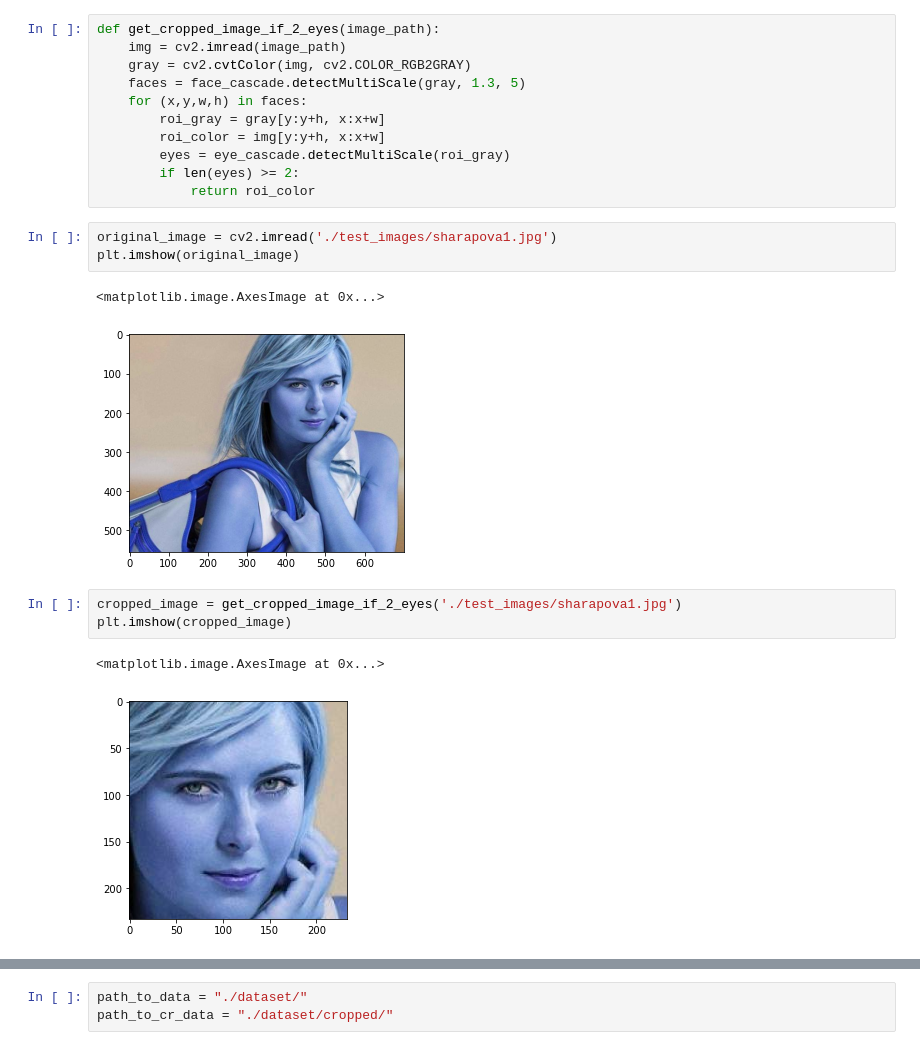
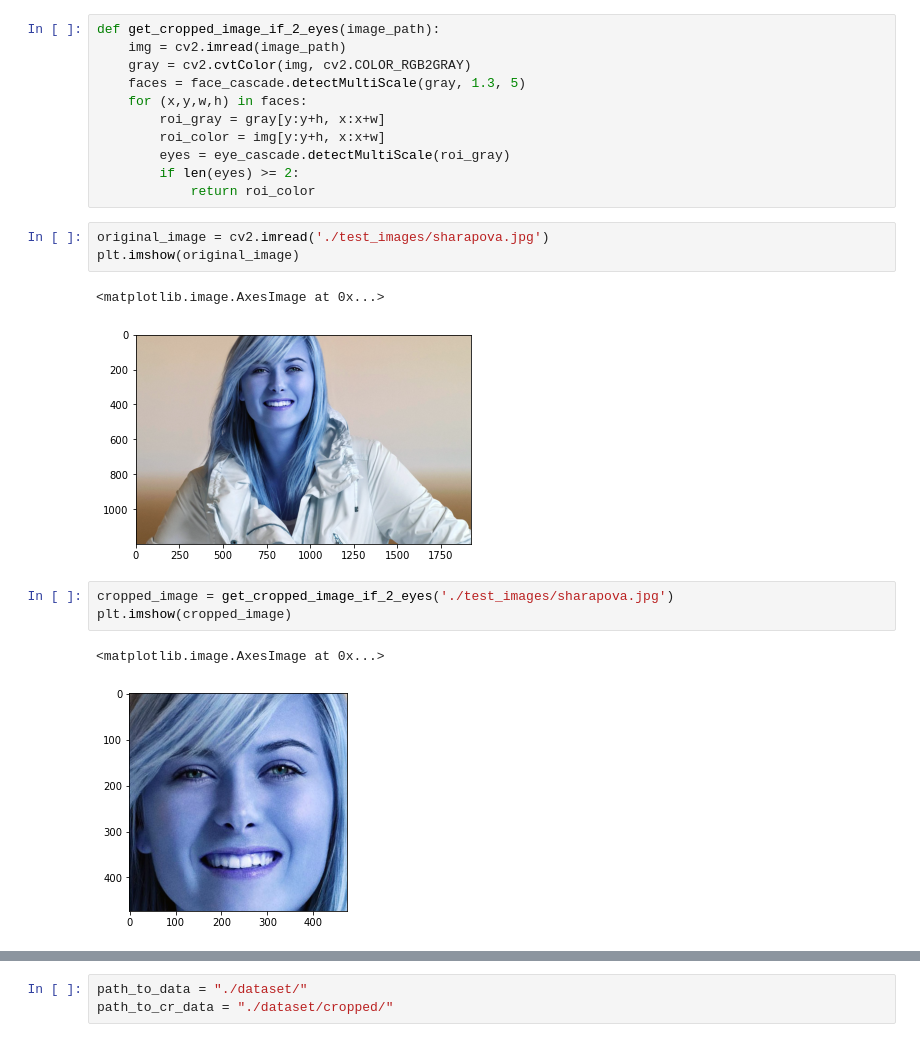
Before and after one commit to Als1510/Sports-Person-Image-Classifier, a Jupyter notebook: sports_person_classifier_model.ipynb, the cells around one changed output, grey strips where cells are left out. Drawn from its saved outputs; the diff is of its cells as text.

```diff
--- a/sports_person_classifier_model.ipynb
+++ b/sports_person_classifier_model.ipynb
@@ -86,14 +87,14 @@ def get_cropped_image_if_2_eyes(image_path):
         if len(eyes) >= 2:
             return roi_color
 # %%
-original_image = cv2.imread('./test_images/sharapova1.jpg')
+original_image = cv2.imread('./test_images/sharapova.jpg')
 plt.imshow(original_image)
 # %% [output]
 <matplotlib.image.AxesImage at 0x...>
-[figure, old version]
+[figure, new version]
 # %%
-cropped_image = get_cropped_image_if_2_eyes('./test_images/sharapova1.jpg')
+cropped_image = get_cropped_image_if_2_eyes('./test_images/sharapova.jpg')
 plt.imshow(cropped_image)
 # %% [output]
 <matplotlib.image.AxesImage at 0x...>
-[figure, old version]
+[figure, new version]
```
Also changed, not shown: parts of 29 cells of this notebook, 20 other files.
